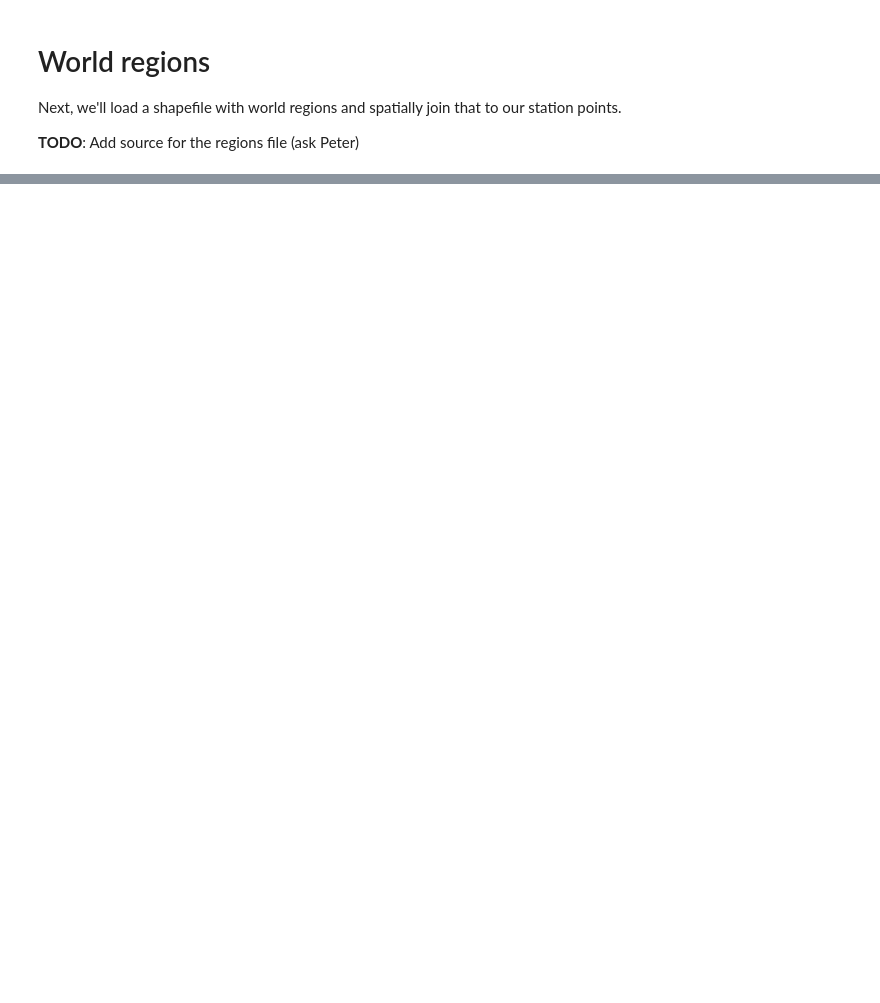
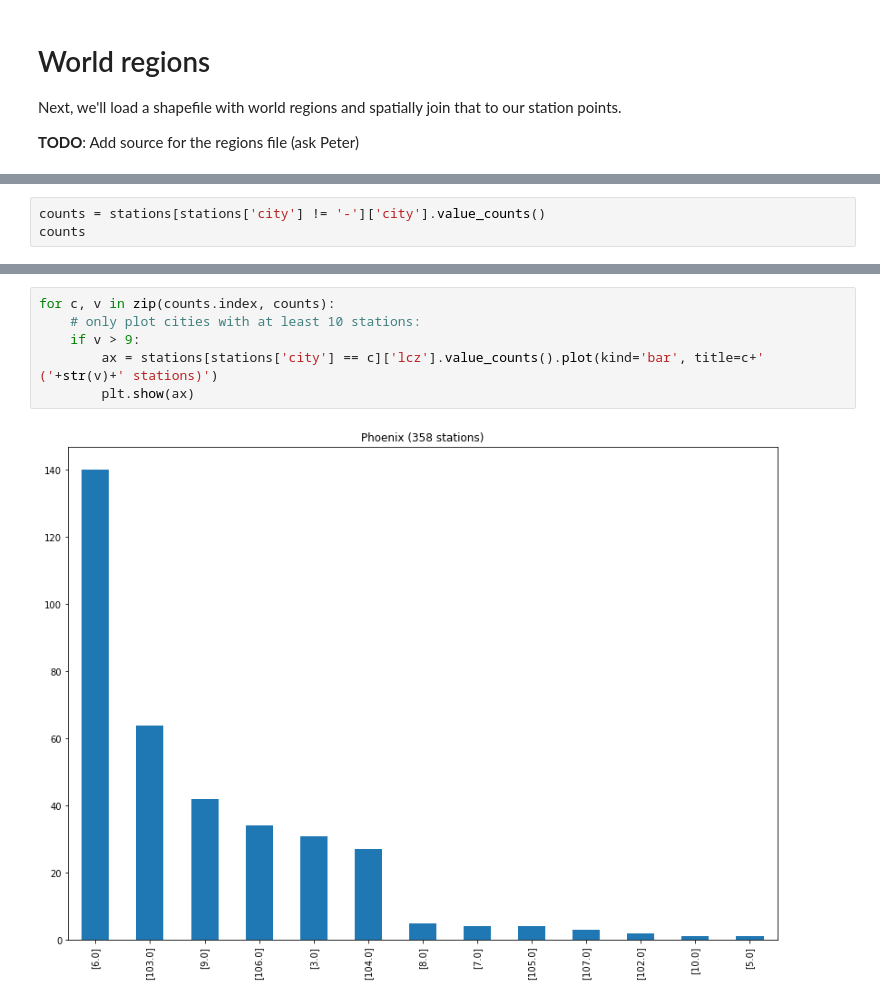
Before and after one commit to crstn/CISC, a Jupyter notebook: UHI-NOAA/1_NOAA_weather_stations_preparation.ipynb, the cells around one changed output, grey strips where cells are left out. Drawn from its saved outputs; the diff is of its cells as text; blank space fills up the shorter version.

```diff
--- a/UHI-NOAA/1_NOAA_weather_stations_preparation.ipynb
+++ b/UHI-NOAA/1_NOAA_weather_stations_preparation.ipynb
@@ -762,0 +813,3 @@ Spatial join...
+# %%
+counts = stations[stations['city'] != '-']['city'].value_counts()
+counts
@@ -762,0 +848,8 @@ Spatial join...
+# %%
+for c, v in zip(counts.index, counts):
+    # only plot cities with at least 10 stations:
+    if v > 9:
+        ax = stations[stations['city'] == c]['lcz'].value_counts().plot(kind='bar', title=c+' ('+str(v)+' stations)')
+        plt.show(ax)
+# %% [output]
+[figure, added]
```
Also changed, not shown: parts of 39 cells of this notebook, 3 other files.
